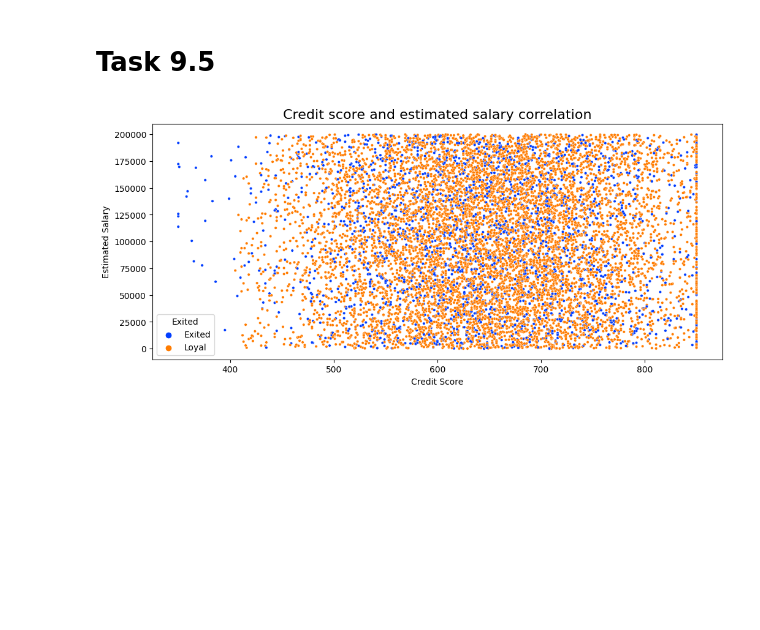
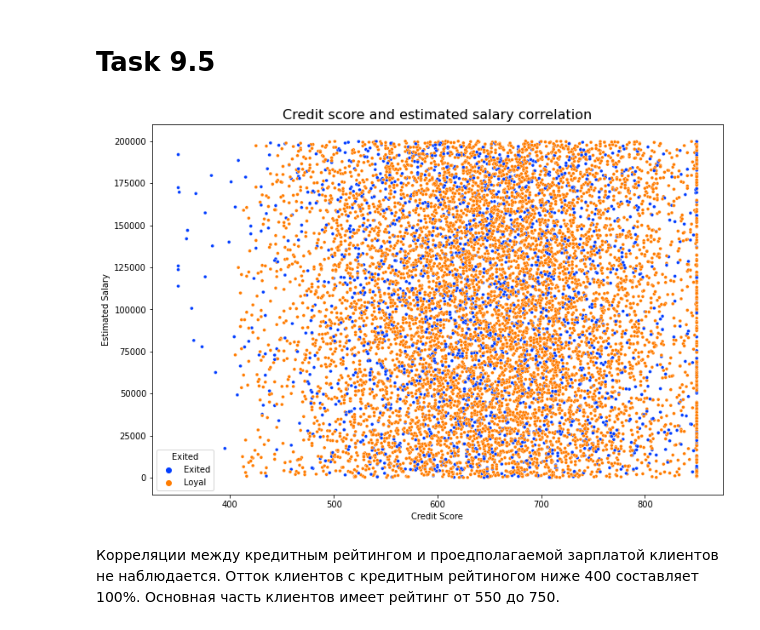
Before and after one commit to AlexeyAldushin/sf_data_science, a Jupyter notebook: PY13_Visualisation/PY13_final.ipynb, the cells around one changed output. Saved outputs shown, nothing was run; the diff lists cells and outputs as text; code cells hidden in the pictures; blank space fills up the shorter version.

```diff
--- a/PY13_Visualisation/PY13_final.ipynb
+++ b/PY13_Visualisation/PY13_final.ipynb
@@ -112,19 +112,21 @@ plt.show()
 # %% [markdown]
 # Task 9.5
 # %%
-fig = plt.figure(figsize=(12, 5))
+fig = plt.figure(figsize=(12, 8))
 
 scatterplot = sns.scatterplot(
     data=churn_data,
     x='CreditScore',
     y='EstimatedSalary',
     hue='Exited',
-    s=10,
+    s=15,
     palette='bright'
 )
 scatterplot.set_title('Credit score and estimated salary correlation', fontsize=16)
 scatterplot.set_xlabel('Credit Score')
 scatterplot.set_ylabel('Estimated Salary')
 plt.show()
 # %% [output]
-[figure, old version]
+[figure, new version]
+# %% [markdown]
+Корреляции между кредитным рейтингом и проедполагаемой зарплатой клиентов не наблюдается. Отток клиентов с кредитным рейтиногом ниже 400 составляет 100%. Основная часть клиентов имеет рейтинг от 550 до 750.
```
Also changed, not shown: parts of 2 cells of this notebook.
